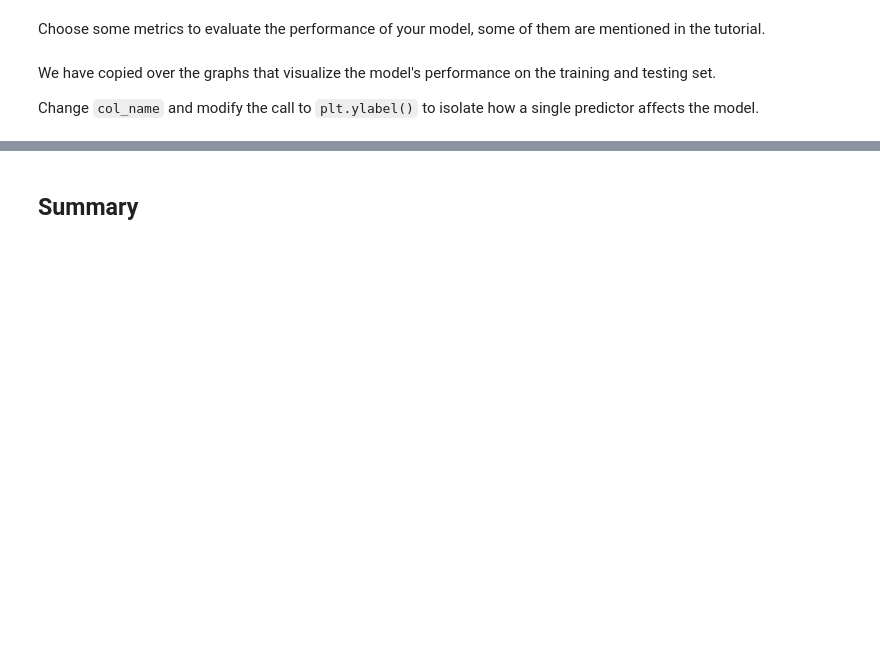
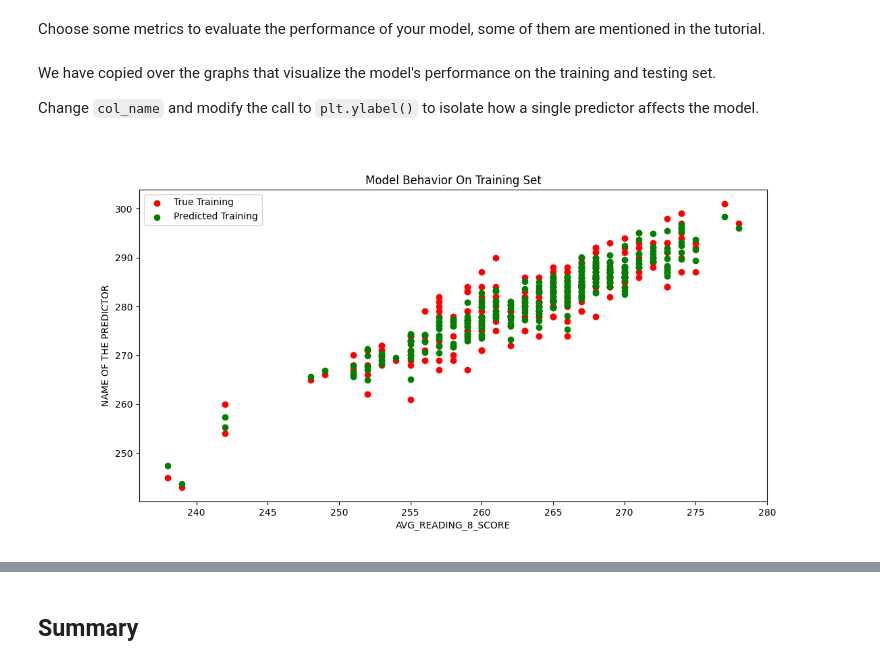
Before and after one commit to gracey0630/MDST-Checkpoint, a Jupyter notebook: tutorial1/checkpoint1.ipynb, the cells around one changed output, grey strips where cells are left out. Cells and saved outputs as stored; diff of their text form; code cells hidden in the pictures; blank space fills up the shorter version.

```diff
--- a/tutorial1/checkpoint1.ipynb
+++ b/tutorial1/checkpoint1.ipynb
@@ -86,6 +173,8 @@ from sklearn.model_selection import train_test_split
+# %%
+X = df[['ENROLL_8','AVG_READING_8_SCORE','AVG_MATH_4_SCORE']].dropna()
+y = df.loc[X.index]['AVG_MATH_8_SCORE']
 # %%
-# X_train, X_test, y_train, y_test = train_test_split(
-#      X, y, test_size=, random_state=42)
+X_train, X_test, y_train, y_test = train_test_split(X, y, test_size=.3, random_state=42)
 # %% [markdown]
 <h2> Prediction </h2>
 # %% [markdown]
@@ -95,5 +185,5 @@ ML Models [Resource](https://medium.com/@vijaya.beeravalli/comparison-of-machine
 # %%
 # create your model here
-# model =
+model = LinearRegression()
 # %%
 model.fit(X_train, y_train)
@@ -108,14 +200,18 @@ We have copied over the graphs that visualize the model's performance on the tra
 
 Change `col_name` and modify the call to `plt.ylabel()` to isolate how a single predictor affects the model.
 # %%
-# col_name = 'COLUMN NAME OF ONE PREDICTOR'
+ col_name = 'AVG_READING_8_SCORE'
 
-# f = plt.figure(figsize=(12,6))
-# plt.scatter(X_train[col_name], y_train, color = "red")
-# plt.scatter(X_train[col_name], model.predict(X_train), color = "green")
+ f = plt.figure(figsize=(12,6))
+ plt.scatter(X_train[col_name], y_train, color = "red")
+ plt.scatter(X_train[col_name], model.predict(X_train), color = "green")
 
-# plt.legend(['True Training','Predicted Training'])
-# plt.xlabel(col_name)
-# plt.ylabel('NAME OF THE PREDICTOR')
-# plt.title("Model Behavior On Training Set")
+ plt.legend(['True Training','Predicted Training'])
+ plt.xlabel(col_name)
+ plt.ylabel('NAME OF THE PREDICTOR')
+ plt.title("Model Behavior On Training Set")
+
+plt.show()
+# %% [output]
+[figure, added]
 # %%
```
Also changed, not shown: parts of 18 cells of this notebook.
